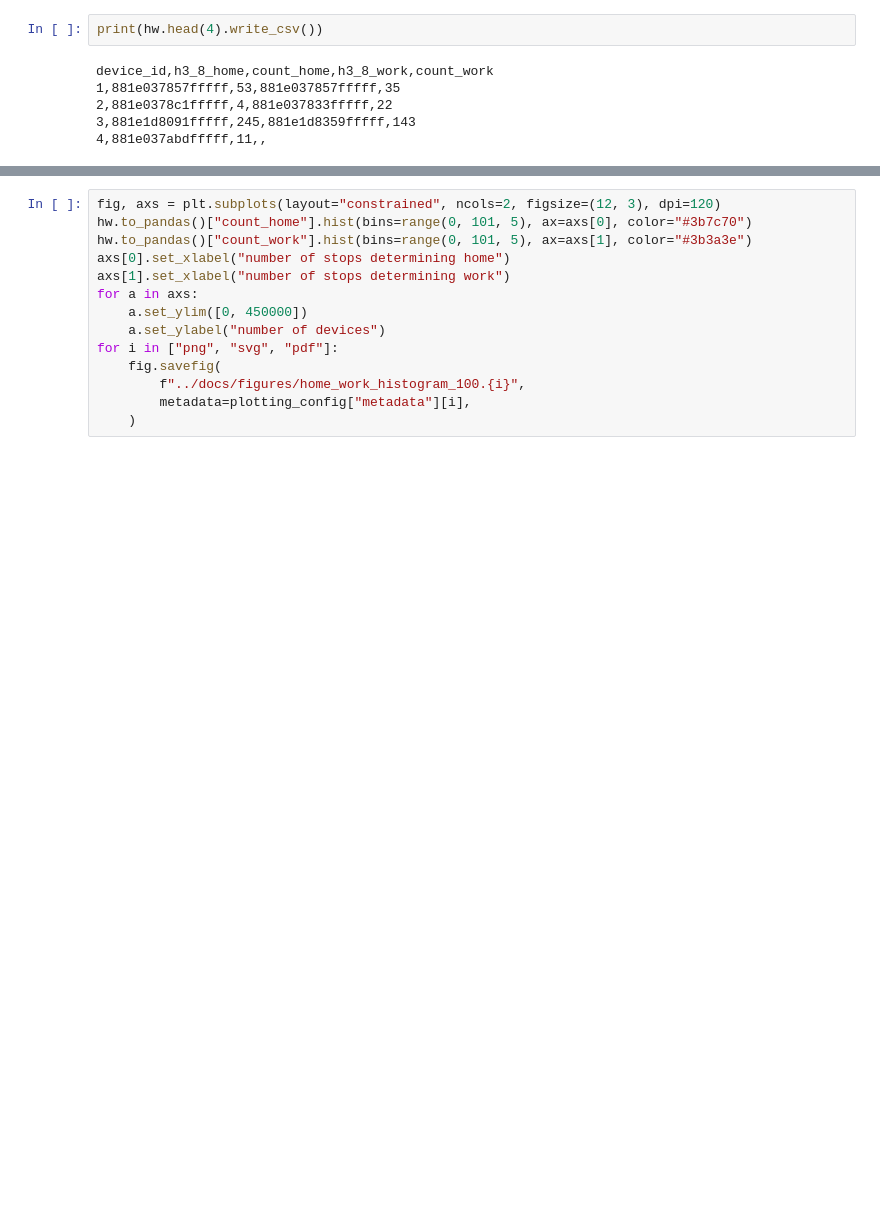
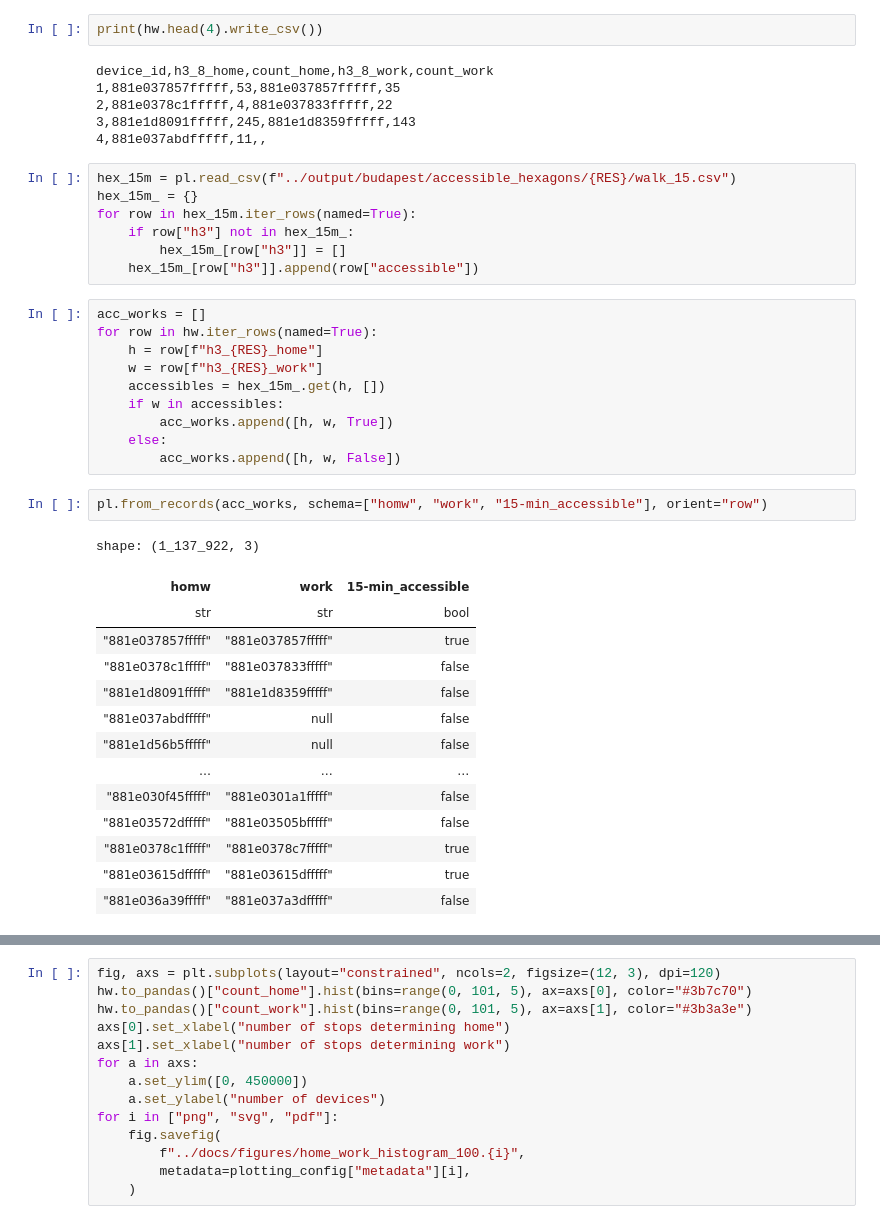
Before and after one commit to ANETILab/wp7_data_processing, a Jupyter notebook: src/06_analyze_home_and_work_locations.ipynb, the cells around one changed output, grey strips where cells are left out. Cells and saved outputs as stored; diff of their text form; blank space fills up the shorter version.

Commit message:
Determine if work is within 15-minute walk range GH-33

```diff
--- a/src/06_analyze_home_and_work_locations.ipynb
+++ b/src/06_analyze_home_and_work_locations.ipynb
@@ -50,3 +50,37 @@ device_id,h3_8_home,count_home,h3_8_work,count_work
 2,881e0378c1fffff,4,881e037833fffff,22
 3,881e1d8091fffff,245,881e1d8359fffff,143
 4,881e037abdfffff,11,,
+# %%
+hex_15m = pl.read_csv(f"../output/budapest/accessible_hexagons/{RES}/walk_15.csv")
+hex_15m_ = {}
+for row in hex_15m.iter_rows(named=True):
+    if row["h3"] not in hex_15m_:
+        hex_15m_[row["h3"]] = []
+    hex_15m_[row["h3"]].append(row["accessible"])
+# %%
+acc_works = []
+for row in hw.iter_rows(named=True):
+    h = row[f"h3_{RES}_home"]
+    w = row[f"h3_{RES}_work"]
+    accessibles = hex_15m_.get(h, [])
+    if w in accessibles:
+        acc_works.append([h, w, True])
+    else:
+        acc_works.append([h, w, False])
+# %%
+pl.from_records(acc_works, schema=["homw", "work", "15-min_accessible"], orient="row")
+# %% [output]
+shape: (1_137_922, 3)
+| homw | work | 15-min_accessible |
+| str | str | bool |
+| "881e037857fffff" | "881e037857fffff" | true |
+| "881e0378c1fffff" | "881e037833fffff" | false |
+| "881e1d8091fffff" | "881e1d8359fffff" | false |
+| "881e037abdfffff" | null | false |
+| "881e1d56b5fffff" | null | false |
+| … | … | … |
+| "881e030f45fffff" | "881e0301a1fffff" | false |
+| "881e03572dfffff" | "881e03505bfffff" | false |
+| "881e0378c1fffff" | "881e0378c7fffff" | true |
+| "881e03615dfffff" | "881e03615dfffff" | true |
+| "881e036a39fffff" | "881e037a3dfffff" | false |
```
Also changed, not shown: parts of 7 cells of this notebook.
